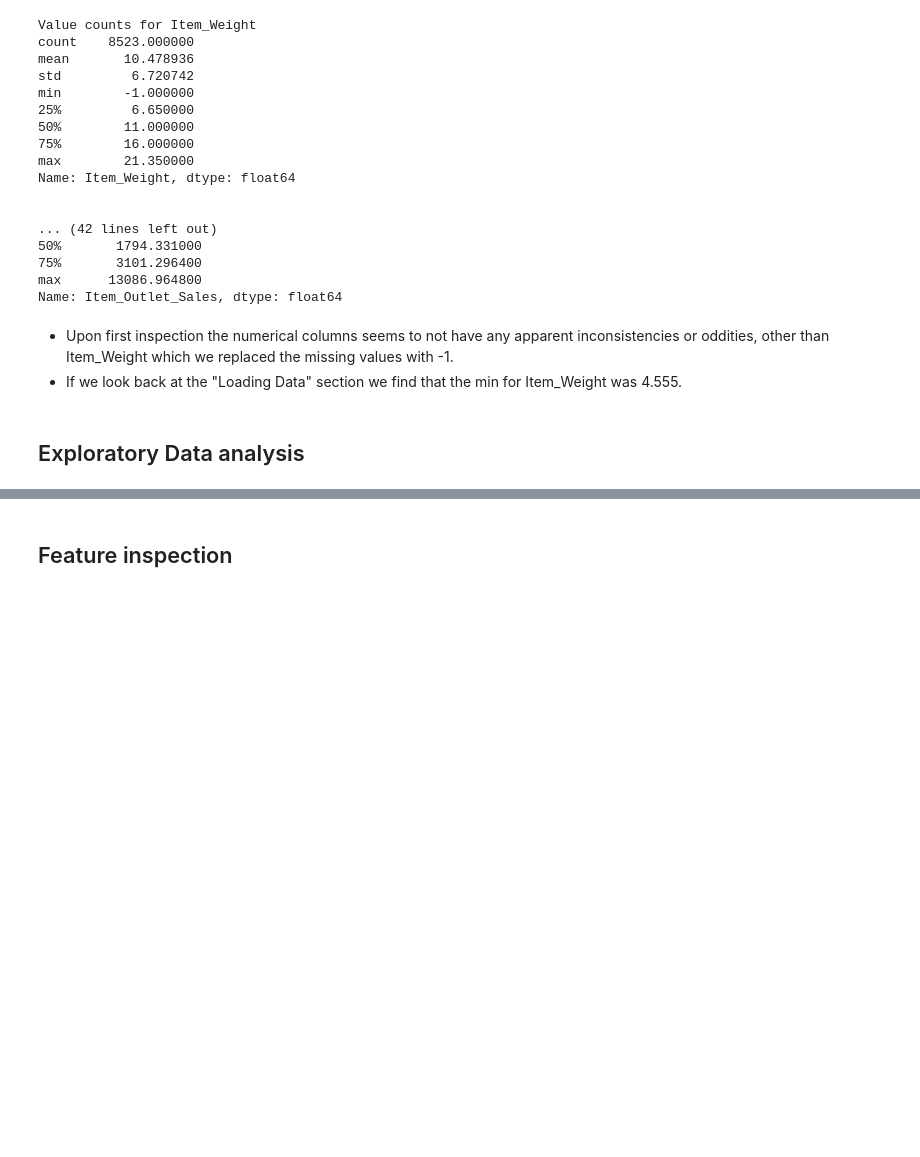
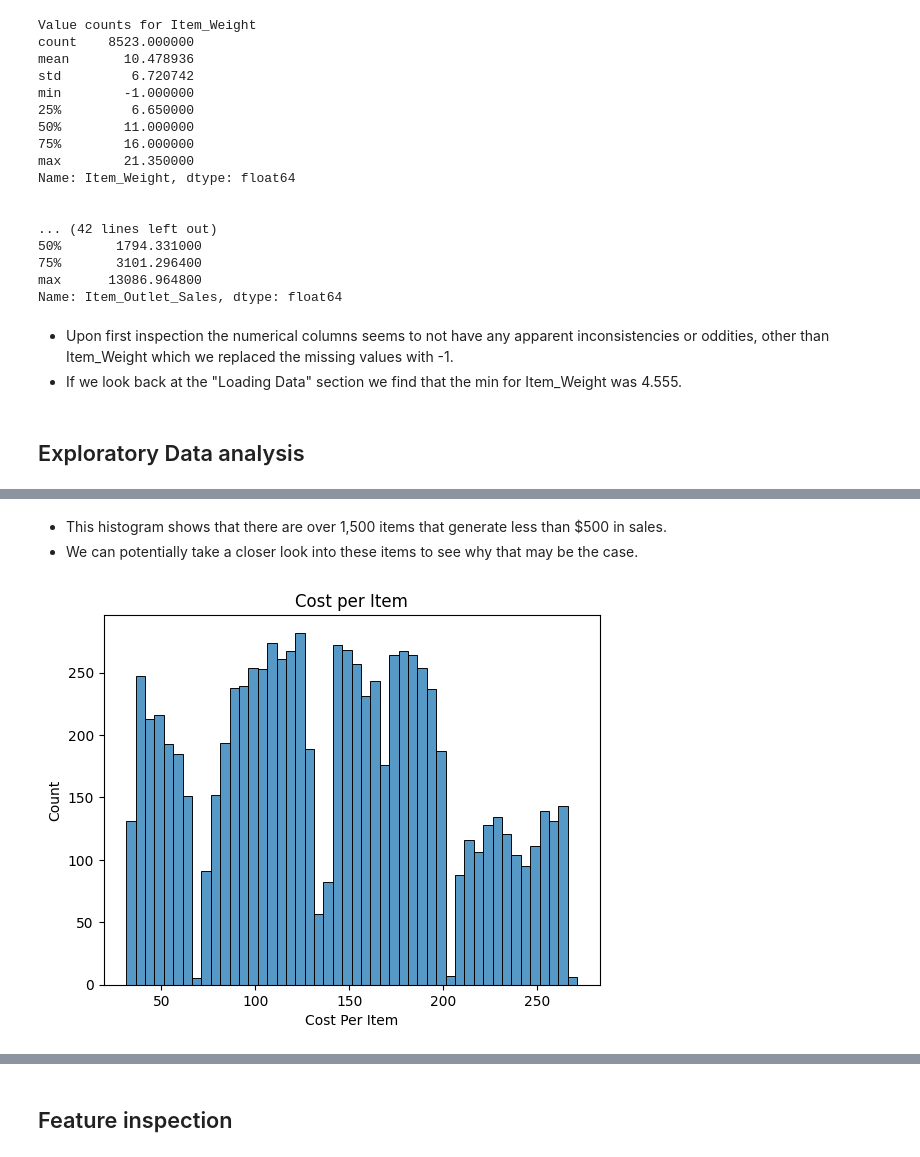
Before and after one commit to ThomasLane1820/Prediction-of-Product-Sales, a Jupyter notebook: Production_of_Product_Sales.ipynb, the cells around one changed output, grey strips where cells are left out. Saved outputs shown, nothing was run; the diff lists cells and outputs as text; code cells hidden in the pictures; blank space fills up the shorter version.

```diff
--- a/Production_of_Product_Sales.ipynb
+++ b/Production_of_Product_Sales.ipynb
@@ -293,0 +326,11 @@ Name: Item_Outlet_Sales, dtype: float64
+# %% [markdown]
+- This histogram shows that there are over 1,500 items that generate less than $500 in sales.
+- We can potentially take a closer look into these items to see why that may be the case.
+# %%
+# Creating a histogram displaying the cost per item.
+ax = sns.histplot(data = df, x = 'Item_MRP', binwidth = 5)
+ax.ticklabel_format(style = 'plain')
+ax.set_title('Cost per Item');
+ax.set_xlabel('Cost Per Item');
+# %% [output]
+[figure, added]
```
Also changed, not shown: parts of 22 cells of this notebook.
